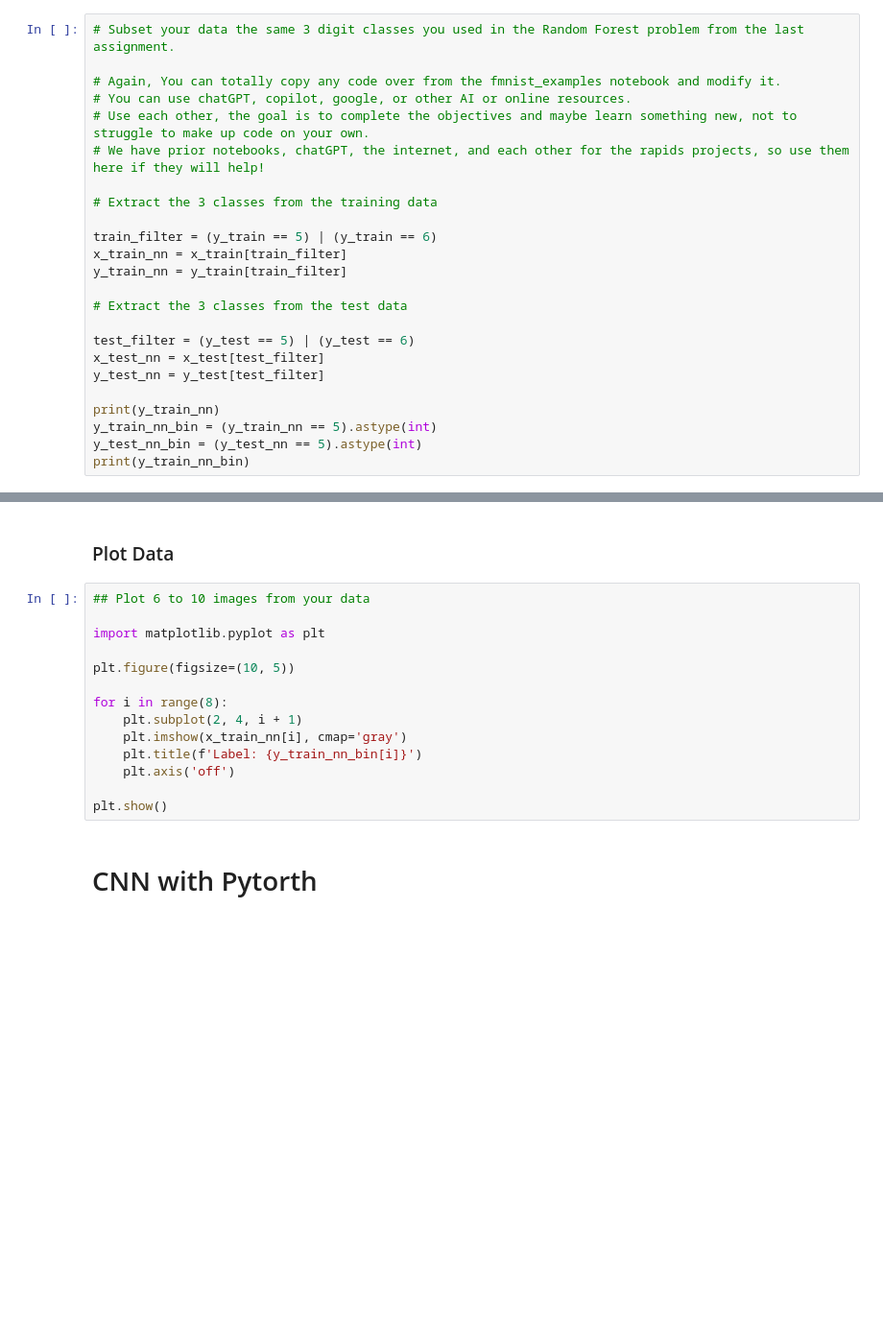
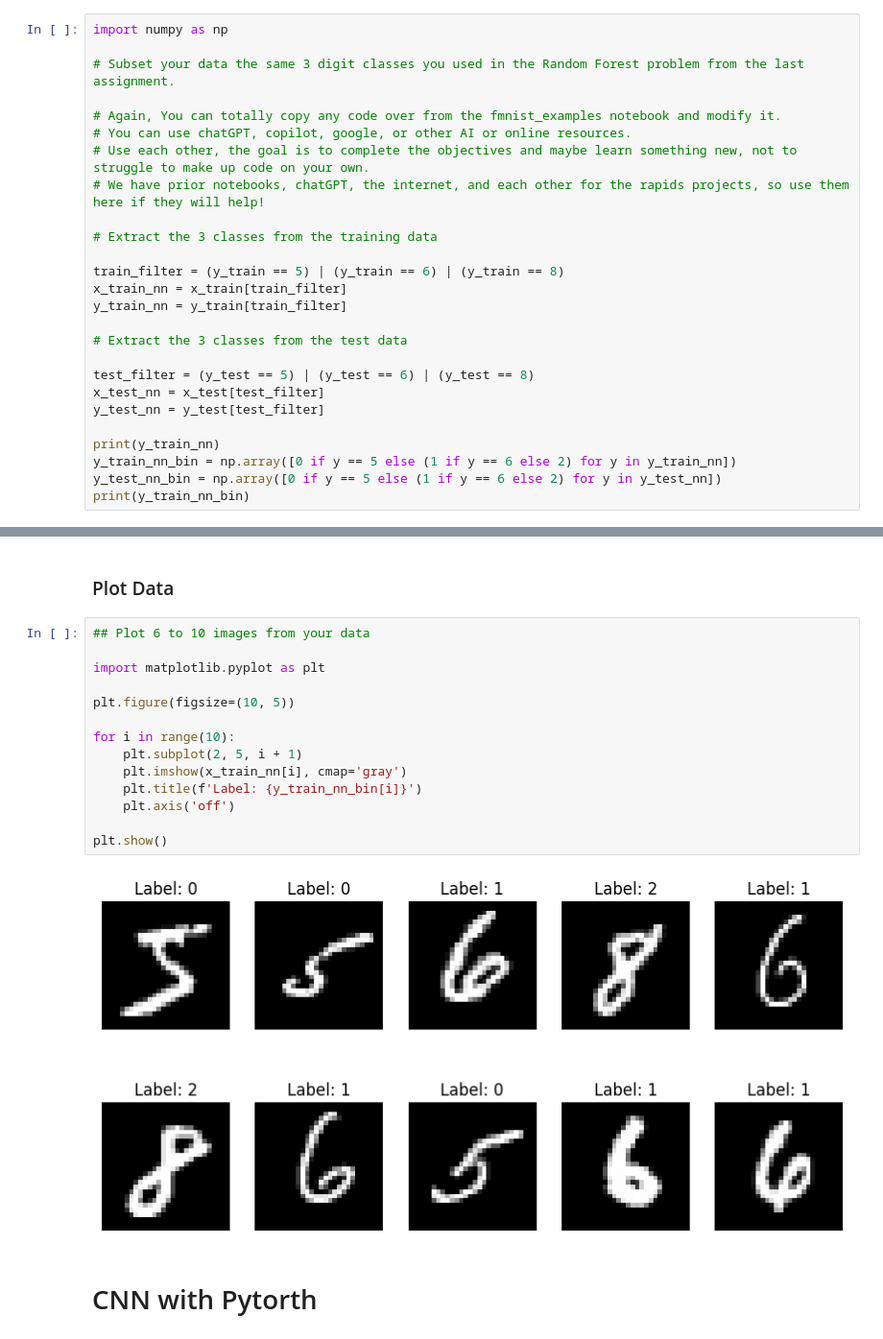
Before and after one commit to KelvynBladen/ml_intro, a Jupyter notebook: mnist_worksheet2.ipynb, the cells around one changed output, grey strips where cells are left out. Shown: that part at 96% size. Saved outputs shown, nothing was run; the diff lists cells and outputs as text; blank space fills up the shorter version.

```diff
--- a/mnist_worksheet2.ipynb
+++ b/mnist_worksheet2.ipynb
@@ -12,6 +20,8 @@ x_train, x_test = x_train / 255.0, x_test / 255.0
 # %% [markdown]
 ### Data Prep
 # %%
+import numpy as np
+
 # Subset your data the same 3 digit classes you used in the Random Forest problem from the last assignment.
 
 # Again, You can totally copy any code over from the fmnist_examples notebook and modify it.
@@ -21,17 +31,17 @@ x_train, x_test = x_train / 255.0, x_test / 255.0
 
 # Extract the 3 classes from the training data
 
-train_filter = (y_train == 5) | (y_train == 6)
+train_filter = (y_train == 5) | (y_train == 6) | (y_train == 8)
 x_train_nn = x_train[train_filter]
 y_train_nn = y_train[train_filter]
 
 # Extract the 3 classes from the test data
 
-test_filter = (y_test == 5) | (y_test == 6)
+test_filter = (y_test == 5) | (y_test == 6) | (y_test == 8)
 x_test_nn = x_test[test_filter]
 y_test_nn = y_test[test_filter]
 
 print(y_train_nn)
-y_train_nn_bin = (y_train_nn == 5).astype(int)
-y_test_nn_bin = (y_test_nn == 5).astype(int)
+y_train_nn_bin = np.array([0 if y == 5 else (1 if y == 6 else 2) for y in y_train_nn])
+y_test_nn_bin = np.array([0 if y == 5 else (1 if y == 6 else 2) for y in y_test_nn])
 print(y_train_nn_bin)
@@ -40,17 +53,19 @@ print(y_train_nn_bin)
 # %%
 ## Plot 6 to 10 images from your data
 
 import matplotlib.pyplot as plt
 
 plt.figure(figsize=(10, 5))
 
-for i in range(8):
-    plt.subplot(2, 4, i + 1)
+for i in range(10):
+    plt.subplot(2, 5, i + 1)
     plt.imshow(x_train_nn[i], cmap='gray')
     plt.title(f'Label: {y_train_nn_bin[i]}')
     plt.axis('off')
 
 plt.show()
+# %% [output]
+[figure, added]
 # %% [markdown]
 # CNN with Pytorth
 # %% [markdown]
```
Also changed, not shown: parts of 10 cells of this notebook.
